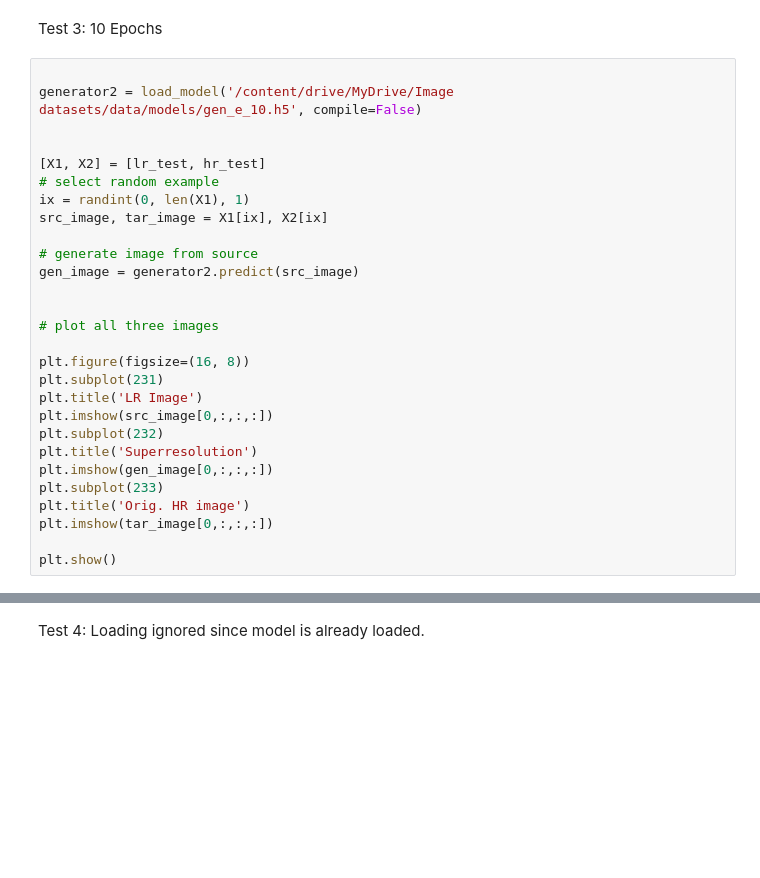
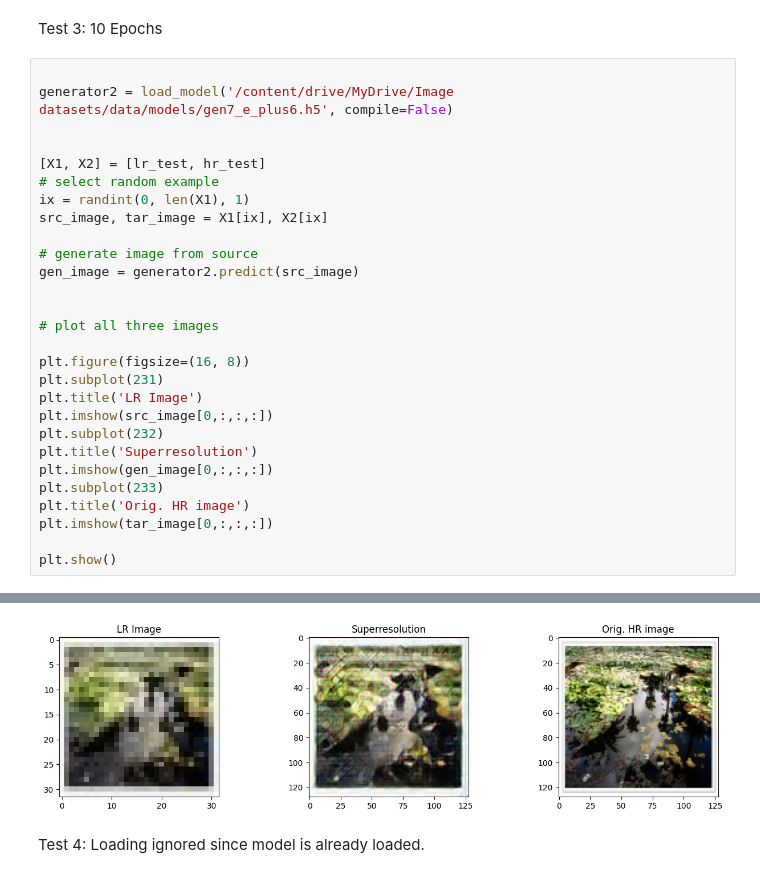
Before and after one commit to SESHG14/ESRGAN_TEACHER_2023, a Jupyter notebook: ESRGAN_Teacher_3_2023.ipynb, the cells around one changed output, grey strips where cells are left out. Drawn from its saved outputs; the diff is of its cells as text; blank space fills up the shorter version.

```diff
--- a/ESRGAN_Teacher_3_2023.ipynb
+++ b/ESRGAN_Teacher_3_2023.ipynb
@@ -633,7 +643,7 @@ plt.show()
 Test 3: 10 Epochs
 # %%
 
-generator2 = load_model('/content/drive/MyDrive/Image datasets/data/models/gen_e_10.h5', compile=False)
+generator2 = load_model('/content/drive/MyDrive/Image datasets/data/models/gen7_e_plus6.h5', compile=False)
 
 
 [X1, X2] = [lr_test, hr_test]
@@ -659,3 +669,4 @@ plt.title('Orig. HR image')
 plt.imshow(tar_image[0,:,:,:])
 
 plt.show()
+# %% [output]
@@ -662,3 +675,4 @@ plt.show()
+[figure, added]
 # %% [markdown]
 Test 4: Loading ignored since model is already loaded.
 # %%
```
Also changed, not shown: parts of 13 cells of this notebook.
